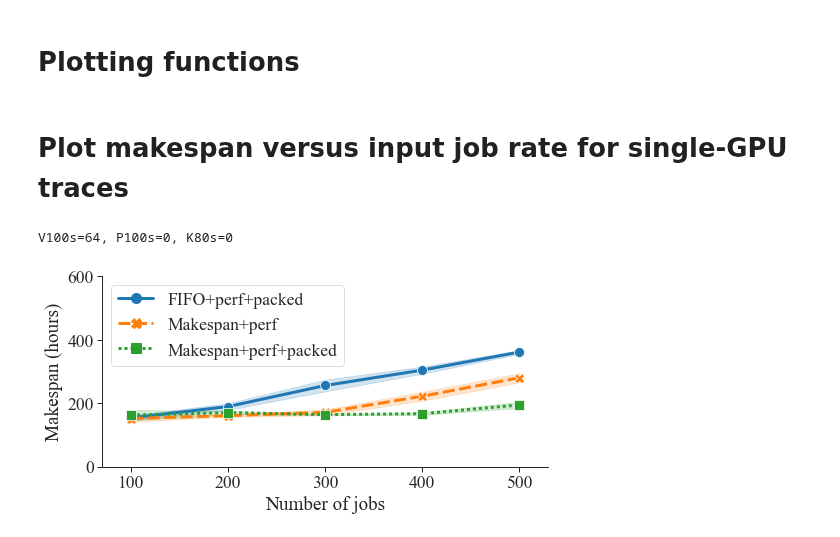
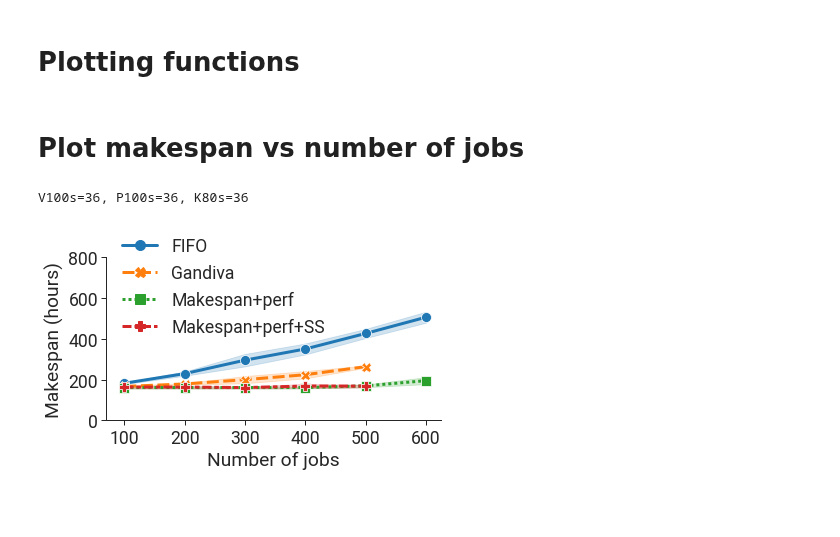
Before and after one commit to stanford-futuredata/gavel, a Jupyter notebook: scheduler/notebooks/figures/evaluation/makespan.ipynb, the cells around one changed output. Drawn from its saved outputs; the diff is of its cells as text; code cells hidden in the pictures; blank space fills up the shorter version.

Commit message:
More graph updates from dawn9

```diff
--- a/scheduler/notebooks/figures/evaluation/makespan.ipynb
+++ b/scheduler/notebooks/figures/evaluation/makespan.ipynb
@@ -15,7 +15,7 @@ import seaborn as sns
 from matplotlib import rc
 sns.set_style('ticks')
 font = {
-    'font.family':'Times New Roman',
+    'font.family':'Roboto',
     'font.size': 12,
 }
 sns.set_style(font)
@@ -69,13 +60,9 @@ def get_logfile_paths(directory_name):
     return logfile_paths
 # %%
 labels = {"fifo": "FIFO",
-          "fifo_perf": "FIFO+perf",
-          "fifo_packed": "FIFO+perf+packed",
-          "max_min_fairness": "MMF",
-          "max_min_fairness_perf": "MMF+perf",
-          "max_min_fairness_packed": "MMF+perf+packed",
+          "gandiva": "Gandiva",
           "min_total_duration": "Makespan+perf",
-          "min_total_duration_packed": "Makespan+perf+packed"}
+          "min_total_duration_packed": "Makespan+perf+SS"}
 # %% [markdown]
 # Plotting functions
 # %%
@@ -83,12 +70,12 @@ def prune(logfile_paths, v100s, p100s, k80s, policy, seed=None):
     if seed is None:
         return sorted([(x[5], x[6], x[4]) for x in logfile_paths
                        if x[0] == v100s and x[1] == p100s and
-                       x[2] == k80s and x[3] == policy and x[5] <= 500])
+                       x[2] == k80s and x[3] == policy])
     else:
         return sorted([(x[5], x[6]) for x in logfile_paths
                        if x[0] == v100s and x[1] == p100s and
                        x[2] == k80s and x[3] == policy and
-                       x[4] == seed and x[5] <= 500])
+                       x[4] == seed])
 # %%
 def plot_metric_vs_num_total_jobs(logfile_paths,
                                   v100s, p100s, k80s, policies, metric_fn,
@@ -146,24 +133,24 @@ def makespan_fn(logfile_path):
                 makespan = float(m.group(1)) / 3600.
                 return makespan
     return None
-# %% [markdown]
-# Plot makespan versus input job rate for single-GPU traces
+# %% [markdown]
+# Plot makespan vs number of jobs
 # %%
-logfile_paths = sorted(
+multi_gpu_logfile_paths = sorted(
     get_logfile_paths(
-        "/lfs/1/deepak/gpusched/scheduler/logs/single_gpu_trace_min_total_duration_final_v2/"))
+        "/lfs/1/deepak/gpusched/scheduler/logs/multi_gpu_static_jobs_final/"))
 # %%
-print("V100s=64, P100s=0, K80s=0")
+print("V100s=36, P100s=36, K80s=36")
 plot_metric_vs_num_total_jobs(
-    logfile_paths,
-    v100s=64, p100s=0, k80s=0,
-    policies=["fifo_packed", "min_total_duration", "min_total_duration_packed"],
+    multi_gpu_logfile_paths,
+    v100s=36, p100s=36, k80s=36,
+    policies=["fifo", "gandiva", "min_total_duration", "min_total_duration_packed"],
     metric_fn=makespan_fn,
     metric_label="Makespan (hours)",
-    xmax=530,
-    ymax=600,
-    output_filename="makespan/single_gpu_v100=64_p100=0_k80=0.pdf"
+    xmax=None,
+    ymax=800,
+    output_filename="makespan/multi_gpu_v100=36_p100=36_k80=36.pdf"
 )
 # %% [output]
-V100s=64, P100s=0, K80s=0
+V100s=36, P100s=36, K80s=36
-[figure, old version]
+[figure, new version]
```
Also changed, not shown: parts of 11 cells of this notebook, 39 other files.
